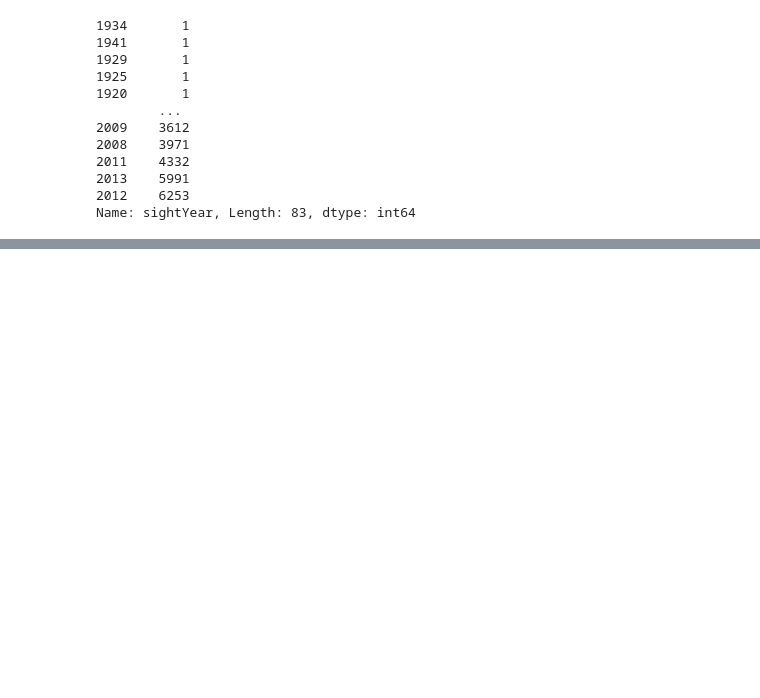
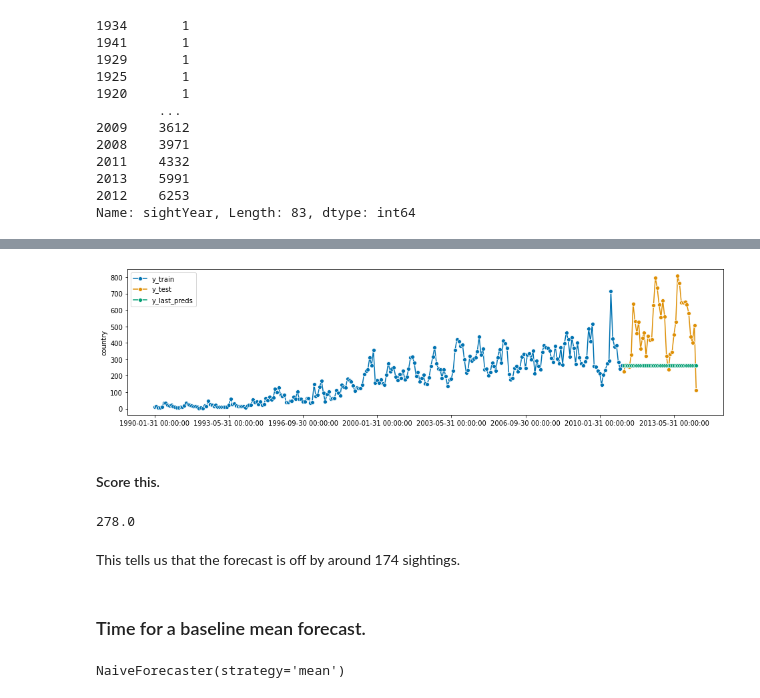
Before and after one commit to mkoh2/ufo_eda, a Jupyter notebook: ufo sightings analysis.ipynb, the cells around one changed output, grey strips where cells are left out. Drawn from its saved outputs; the diff is of its cells as text; code cells hidden in the pictures; blank space fills up the shorter version.

```diff
--- a/ufo sightings analysis.ipynb
+++ b/ufo sightings analysis.ipynb
@@ -887,0 +1003,8 @@ ufodb['shape'].value_counts().plot(kind = 'bar',
+# %%
+y_last_preds = naive_model_last.predict(list(range(1,len(y_test)+1)))
+# %%
+plot_series(y_train, y_test, y_last_preds, labels = ['y_train', 'y_test', 'y_last_preds']);
+# %% [output]
+[figure, added]
+# %% [markdown]
+#### Score this.
@@ -887,0 +1013,13 @@ ufodb['shape'].value_counts().plot(kind = 'bar',
+# %%
+round(mse(y_test, y_last_preds, squared = False),0)
+# %% [output]
+278.0
+# %% [markdown]
+This tells us that the forecast is off by around 174 sightings.
+# %% [markdown]
+### Time for a baseline mean forecast.
+# %%
+naive_model_mean = NaiveForecaster(strategy = 'mean')
+naive_model_mean.fit(y_train)
+# %% [output]
+NaiveForecaster(strategy='mean')
```
Also changed, not shown: parts of 83 cells of this notebook.
